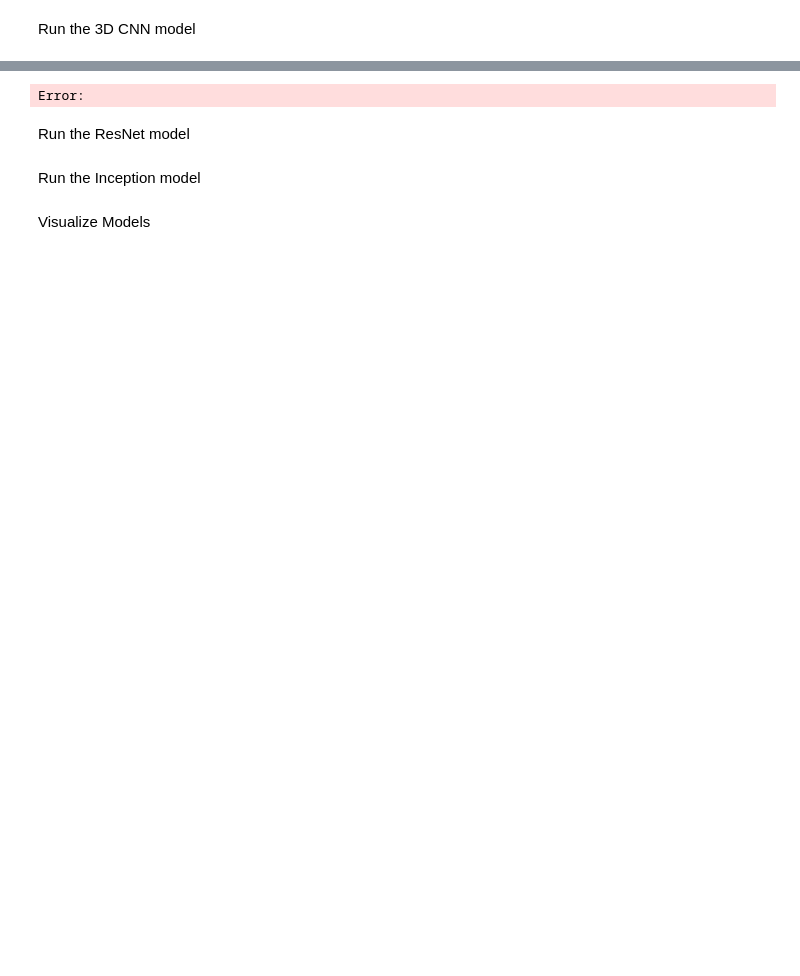
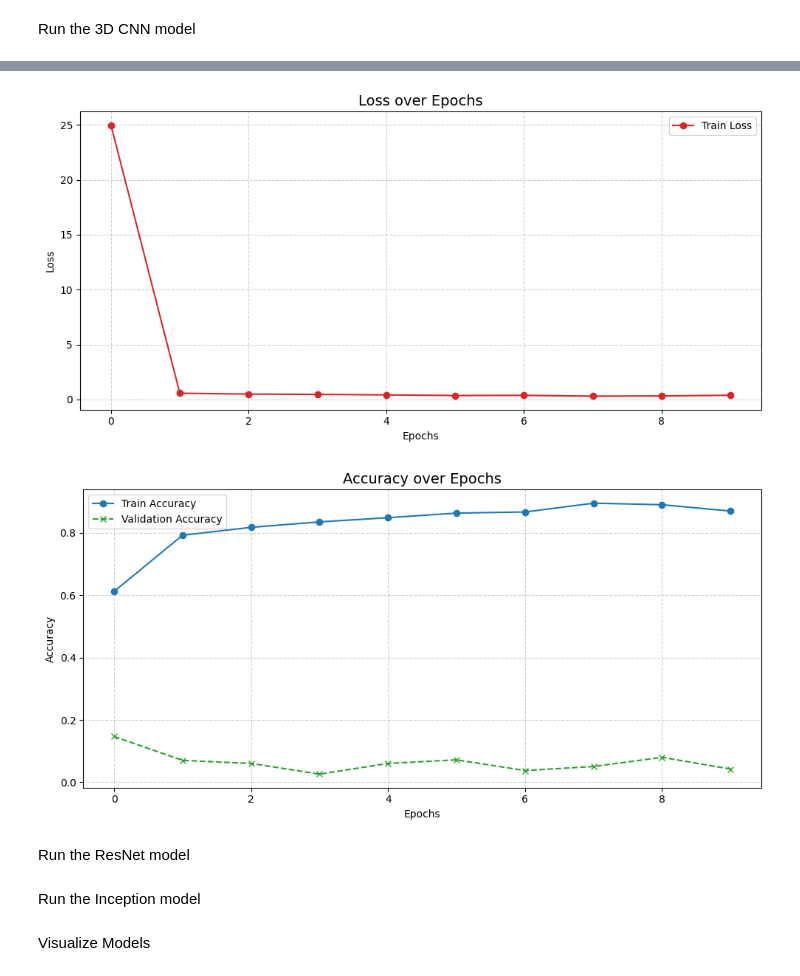
Before and after one commit to willakins/TumorTrace, a Jupyter notebook: notebooks/main.ipynb, the cells around one changed output, grey strips where cells are left out. Cells and saved outputs as stored; diff of their text form; code cells hidden in the pictures; blank space fills up the shorter version.

```diff
--- a/notebooks/main.ipynb
+++ b/notebooks/main.ipynb
@@ -57,6 +57,10 @@ from models.CNN_3D.train import Trainer
 model = CNN_3D(num_classes=3)
 criterion = nn.CrossEntropyLoss()
 optimizer = optim.Adam(model.parameters(), lr=1e-3)
+
+torch.cuda.empty_cache()
+torch.cuda.ipc_collect()
+os.environ["PYTORCH_CUDA_ALLOC_CONF"] = "expandable_segments:True"
 
 # Initialize the Trainer class
 trainer = Trainer(
@@ -75,4 +95,5 @@ Batch number 0, Loss: 1.0399820804595947
-Error:
+[figure, added]
+[figure, added]
 # %% [markdown]
 Run the ResNet model
 # %%
```
Also changed, not shown: parts of 3 cells of this notebook, 2 other files.
